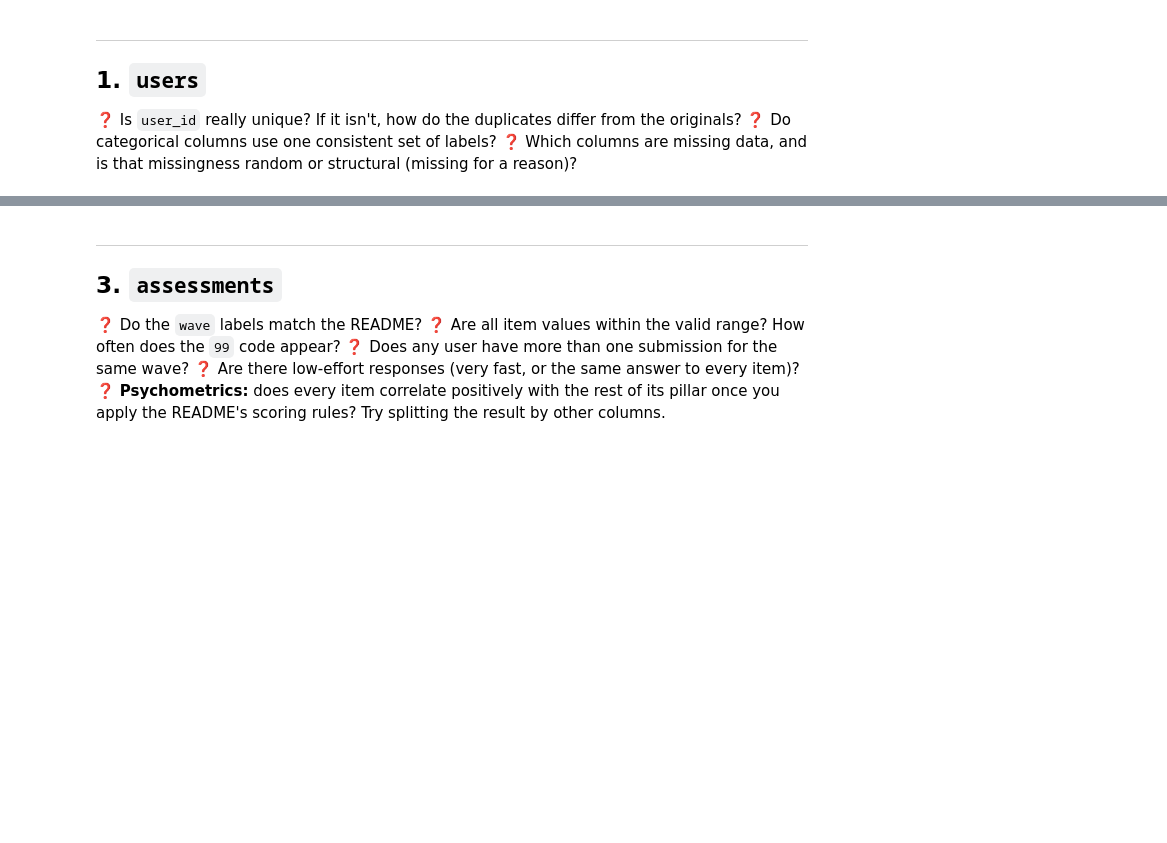
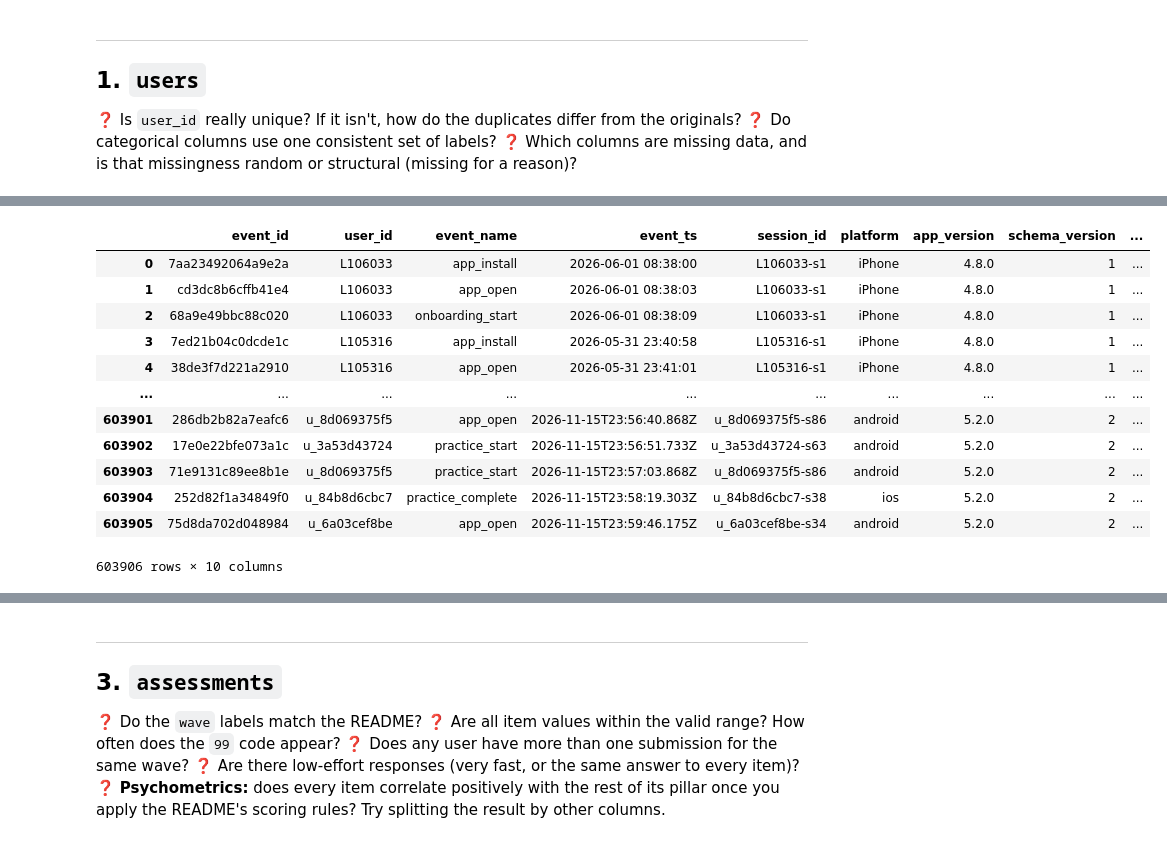
Before and after one commit to Rambagaria/Wellbeing_Data, a Jupyter notebook: 01_data_profiling.ipynb, the cells around one changed output, grey strips where cells are left out. Drawn from its saved outputs; the diff is of its cells as text; code cells hidden in the pictures; blank space fills up the shorter version.

```diff
--- a/01_data_profiling.ipynb
+++ b/01_data_profiling.ipynb
@@ -100,3 +282,19 @@ profile(events)
+# %%
+events
+# %% [output]
+|  | event_id | user_id | event_name | event_ts | session_id | platform | app_version | schema_version | ... |
+| 0 | 7aa23492064a9e2a | L106033 | app_install | 2026-06-01 08:38:00 | L106033-s1 | iPhone | 4.8.0 | 1 | ... |
+| 1 | cd3dc8b6cffb41e4 | L106033 | app_open | 2026-06-01 08:38:03 | L106033-s1 | iPhone | 4.8.0 | 1 | ... |
+| 2 | 68a9e49bbc88c020 | L106033 | onboarding_start | 2026-06-01 08:38:09 | L106033-s1 | iPhone | 4.8.0 | 1 | ... |
+| 3 | 7ed21b04c0dcde1c | L105316 | app_install | 2026-05-31 23:40:58 | L105316-s1 | iPhone | 4.8.0 | 1 | ... |
+| 4 | 38de3f7d221a2910 | L105316 | app_open | 2026-05-31 23:41:01 | L105316-s1 | iPhone | 4.8.0 | 1 | ... |
+| ... | ... | ... | ... | ... | ... | ... | ... | ... | ... |
+| 603901 | 286db2b82a7eafc6 | u_8d069375f5 | app_open | 2026-11-15T23:56:40.868Z | u_8d069375f5-s86 | android | 5.2.0 | 2 | ... |
+| 603902 | 17e0e22bfe073a1c | u_3a53d43724 | practice_start | 2026-11-15T23:56:51.733Z | u_3a53d43724-s63 | android | 5.2.0 | 2 | ... |
+| 603903 | 71e9131c89ee8b1e | u_8d069375f5 | practice_start | 2026-11-15T23:57:03.868Z | u_8d069375f5-s86 | android | 5.2.0 | 2 | ... |
+| 603904 | 252d82f1a34849f0 | u_84b8d6cbc7 | practice_complete | 2026-11-15T23:58:19.303Z | u_84b8d6cbc7-s38 | ios | 5.2.0 | 2 | ... |
+| 603905 | 75d8da702d048984 | u_6a03cef8be | app_open | 2026-11-15T23:59:46.175Z | u_6a03cef8be-s34 | android | 5.2.0 | 2 | ... |
+603906 rows × 10 columns
 # %%
 print(events.event_name.value_counts().to_string(), "\n")
 print(events.platform.value_counts().to_string())
```
Also changed, not shown: parts of 35 cells of this notebook, 1 other file.
